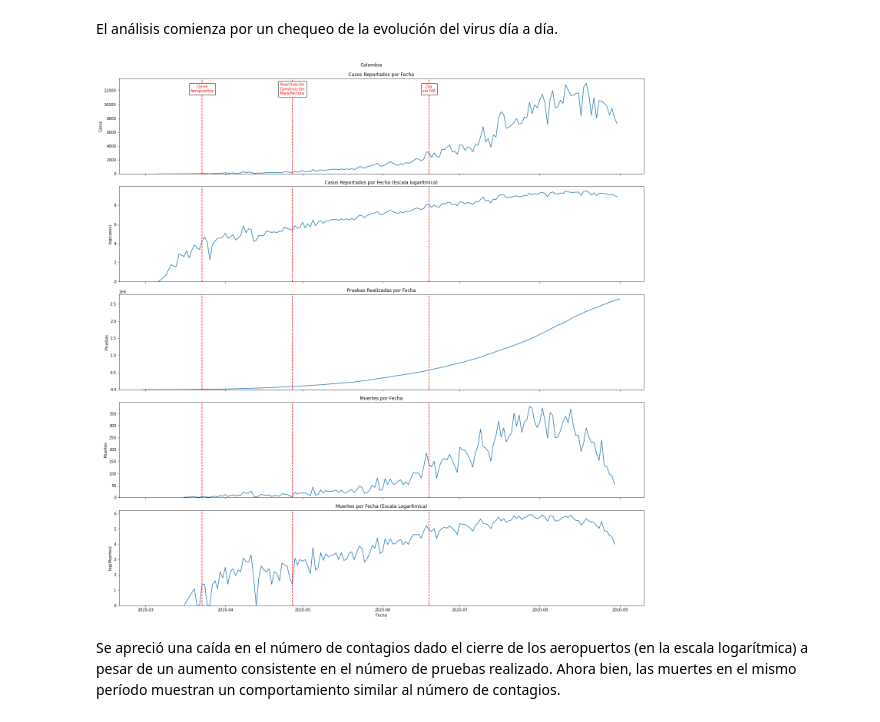
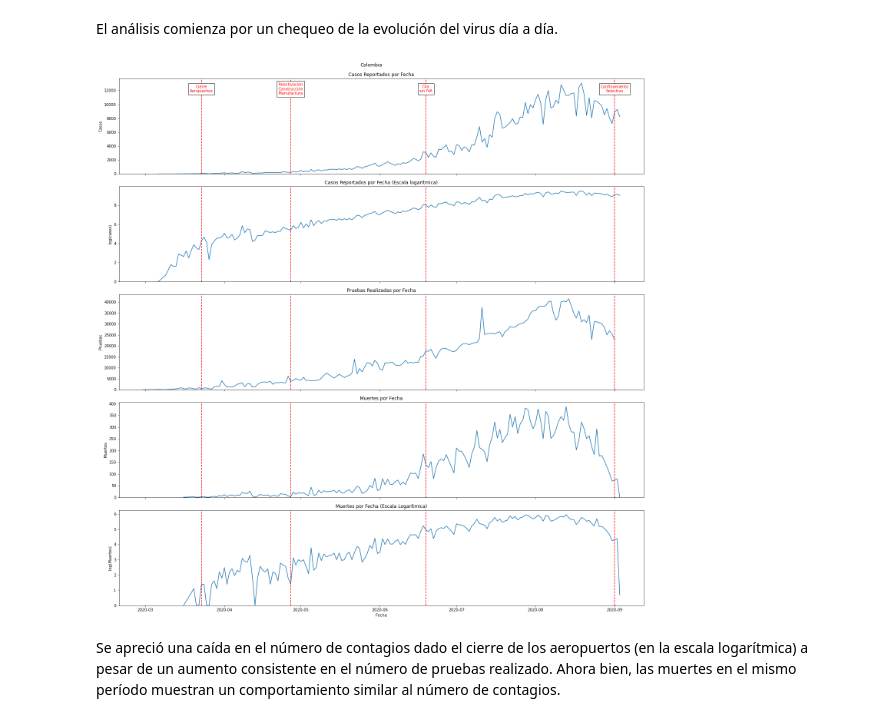
Before and after one commit to AP-2020-1S/covid-19-chepeai, a Jupyter notebook: EDA.ipynb, the cells around one changed output. Cells and saved outputs as stored; diff of their text form; code cells hidden in the pictures.

```diff
--- a/EDA.ipynb
+++ b/EDA.ipynb
@@ -22,15 +22,15 @@ try:
     client = Socrata(socrata_domain, None)
     results = client.get(socrata_dataset_identifier,limit=1000000000)
 
-    df = pd.DataFrame.from_dict(results, low_memory=False)
-    df.to_csv('./spreadsheets/data_covid.csv', index=False, low_memory=False)
+    df = pd.DataFrame.from_dict(results)
+    df.to_csv('./spreadsheets/data_covid.csv', index=False)
 
 
     socrata_dataset_identifier = "8835-5baf"
     results = client.get(socrata_dataset_identifier,limit=1000000000)
 
     df_pruebas = pd.DataFrame.from_dict(results)
-    df_pruebas.to_csv('./spreadsheets/pruebas_covid.csv', index=False, low_memory=False)
+    df_pruebas.to_csv('./spreadsheets/pruebas_covid.csv', index=False)
 
 except:
     df = pd.read_csv('./spreadsheets/data_covid.csv')
@@ -73,6 +73,9 @@ Se corrige el primer valor reportado de pruebas realizadas en el mes de Febrero
 df_pruebas.replace("Acumulado Feb", value="2020-02-29T00:00:00.000", inplace = True)
 df_pruebas['fecha'] = pd.to_datetime(df_pruebas['fecha'])
 df_pruebas['acumuladas']= df_pruebas['acumuladas'].astype('int')
+df_pruebas['acumuladas'] = df_pruebas['acumuladas'].diff()
+
+df_pruebas.fillna(0, inplace=True)
 # %% [markdown]
 ## Exploración
 # %%
@@ -190,35 +193,36 @@ axes[2].set_title('Pruebas Realizadas por Fecha')
 axes[2].set_ylabel('Pruebas')
 
 axes[3].plot(total_muertes['fecha_reporte_web'], total_muertes['casos'])
 axes[3].set_title('Muertes por Fecha')
 axes[3].set_ylabel('Muertes')
 
 axes[4].plot(total_muertes['fecha_reporte_web'], np.log(total_muertes['casos']))
 axes[4].set_title('Muertes por Fecha (Escala Logarítmica)')
 axes[4].set_ylabel('log(Muertes)')
 axes[4].set_xlabel('Fecha')
 
 
 
 label_list = [
     (pd.to_datetime("2020-03-23"), 'Cierre\nAeropuertos', 'r'),
     (pd.to_datetime("2020-04-27"), 'Reactivación\nConstrucción\nManufactura', 'r'),
-    (pd.to_datetime("2020-06-19"), "Día\nsin IVA", 'r')
+    (pd.to_datetime("2020-06-19"), "Día\nsin IVA", 'r'),
+    (pd.to_datetime("2020-09-01"), "Confinamiento\nSelectivo", 'r')
 ]
 ax = plt.gca()
 for i, ax_ in enumerate(axes):
     for date_point, label, clr in label_list:
         ax_.axvline(x=date_point, color=clr, ls='--')
         ax_.set_ylim(0,)
         if i ==0:
             ax_.text(date_point, ax_.get_ylim()[1]-1500, label, horizontalalignment='center',
                  verticalalignment='center', color=clr, bbox=dict(facecolor='white', alpha=1))
 
 plt.suptitle('Colombia',x=0.5,y=1.01)
 plt.tight_layout()
 plt.show()
 # %% [output]
-[figure, old version]
+[figure, new version]
 # %% [markdown]
 Se apreció una caída en el número de contagios dado el cierre de los aeropuertos (en la escala logarítmica) a pesar de un aumento consistente en el número de pruebas realizado. Ahora bien, las muertes en el mismo período muestran un comportamiento similar al número de contagios.
 # %% [markdown]
```
Also changed, not shown: parts of 19 cells of this notebook.
